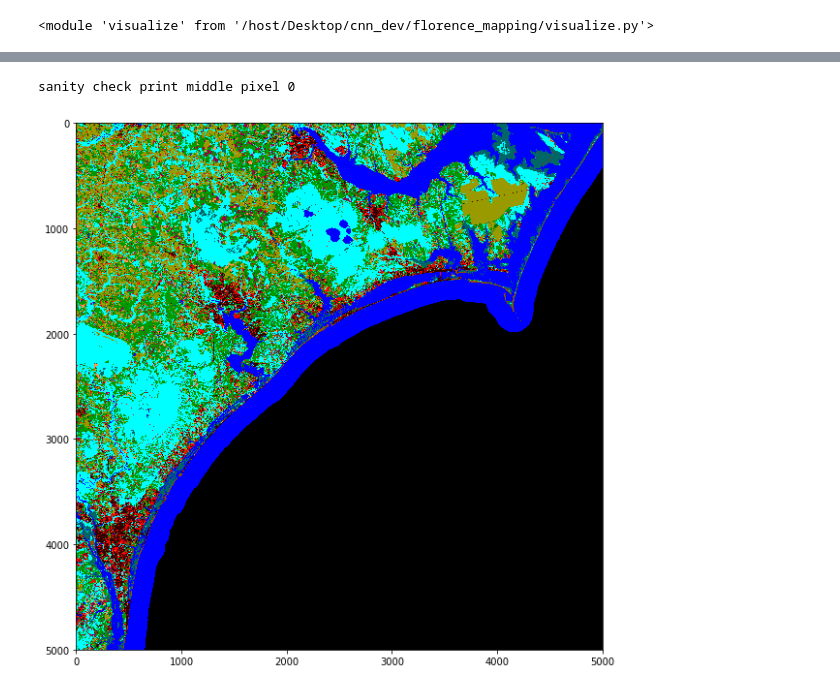
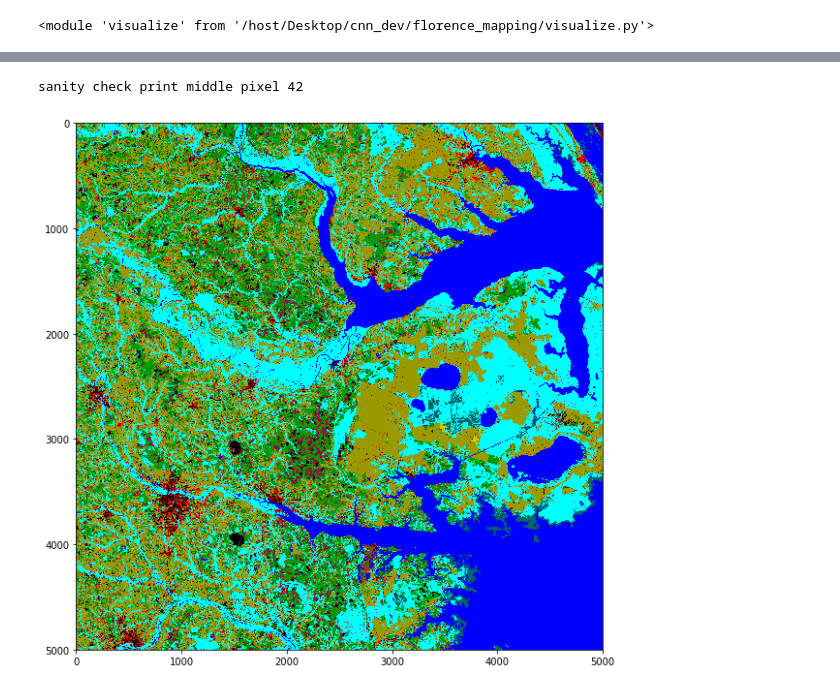
Before and after one commit to patrickcgray/landcover_rcnn, a Jupyter notebook: data analysis.ipynb, the cells around one changed output, grey strips where cells are left out. Cells and saved outputs as stored; diff of their text form; code cells hidden in the pictures.

```diff
--- a/data analysis.ipynb
+++ b/data analysis.ipynb
@@ -72,2 +34,4 @@ for fp in dem_image_paths:
+# %%
+landsat_datasets, sentinel_datasets, dem_datasets, label_dataset = cu.load_data()
 # %%
-visualizer = VisualizeData(landsat_datasets, label_dataset)
+visualizer = visualize.VisualizeData(landsat_datasets, label_dataset)
@@ -80,5 +48,5 @@ sanity check print middle pixel 11
 # %%
-visualizer.view_labels(3)
+visualizer.view_labels(1)
 # %% [output]
-sanity check print middle pixel 0
+sanity check print middle pixel 42
-[figure, old version]
+[figure, new version]
```
Also changed, not shown: parts of 14 cells of this notebook, 4 other files.
